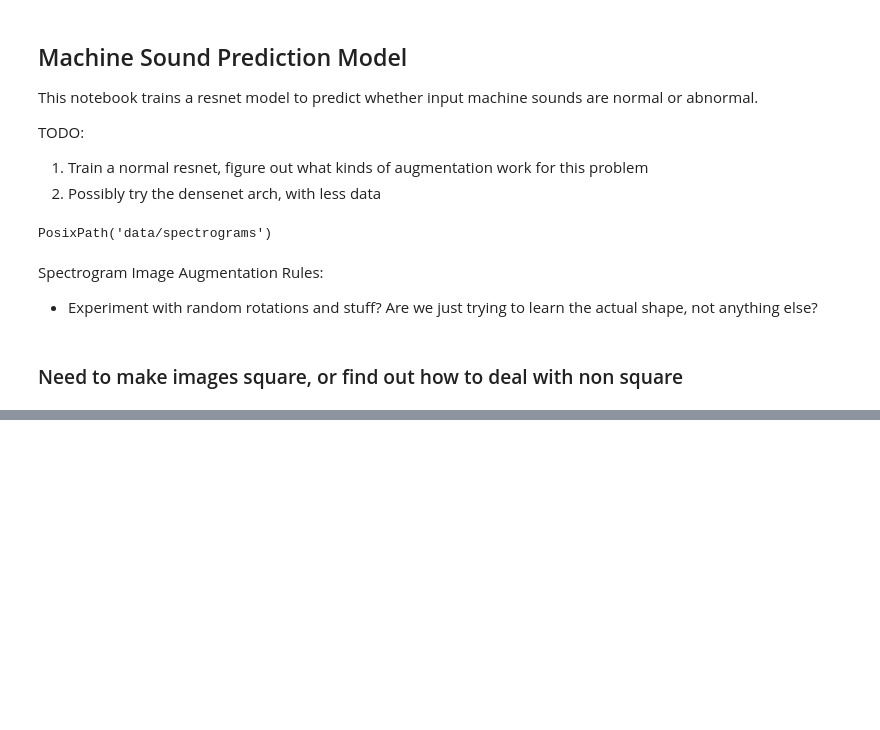
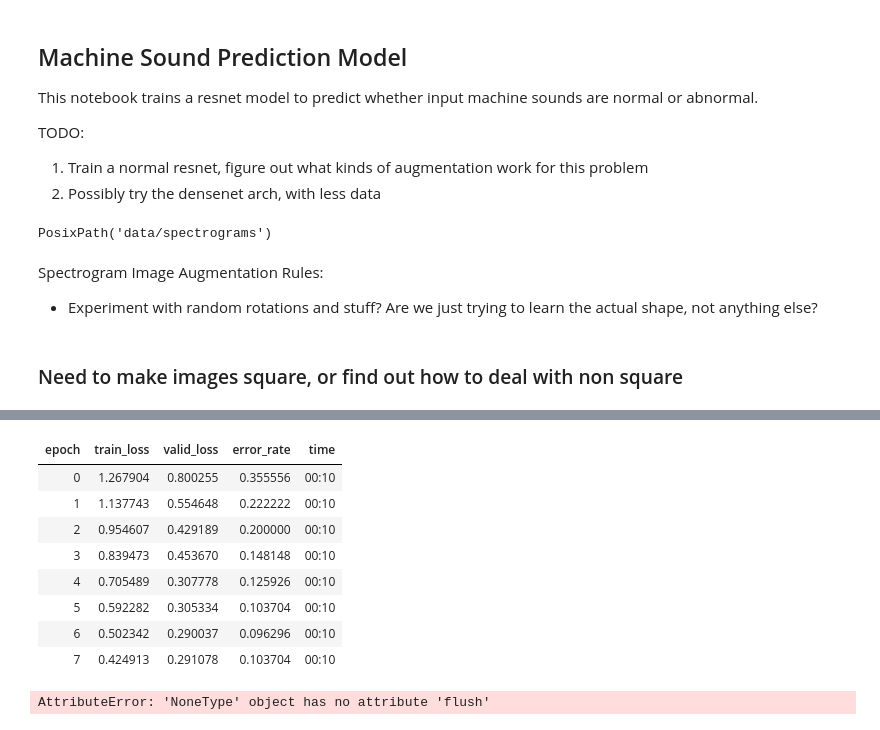
Before and after one commit to PeterFriedrich/machine-sound-prediction, a Jupyter notebook: Model Training.ipynb, the cells around one changed output, grey strips where cells are left out. Cells and saved outputs as stored; diff of their text form; code cells hidden in the pictures; blank space fills up the shorter version.

```diff
--- a/Model Training.ipynb
+++ b/Model Training.ipynb
@@ -25,11 +27,11 @@ Spectrogram Image Augmentation Rules:
 # %%
-tfms = get_transforms(do_flip=True, flip_vert=False, max_rotate=10, max_zoom=1.3, max_lighting=0.3, max_warp=0,
+tfms = get_transforms(do_flip=False, flip_vert=False, max_rotate=0, max_zoom=1.0, max_lighting=0.3, max_warp=0,
                       p_affine=1., p_lighting=1.)
 # %% [markdown]
 ### Need to make images square, or find out how to deal with non square
 # %%
 # need to grab the image size
 # check out imagenet_stats normalization
-size =
+size = 462
 data = ImageDataBunch.from_folder(path, train="/train", valid_pct=0.2,
                                   ds_tfms=tfms, size=size, bs=bs).normalize(imagenet_stats)
@@ -46,4 +64,16 @@ learn.recorder.plot()
 # %%
-learn.fit_one_cycle(6, 1e-2)
+learn.fit_one_cycle(8, 1e-2)
+# %% [output]
+| epoch | train_loss | valid_loss | error_rate | time |
+| 0 | 1.267904 | 0.800255 | 0.355556 | 00:10 |
+| 1 | 1.137743 | 0.554648 | 0.222222 | 00:10 |
+| 2 | 0.954607 | 0.429189 | 0.200000 | 00:10 |
+| 3 | 0.839473 | 0.453670 | 0.148148 | 00:10 |
+| 4 | 0.705489 | 0.307778 | 0.125926 | 00:10 |
+| 5 | 0.592282 | 0.305334 | 0.103704 | 00:10 |
+| 6 | 0.502342 | 0.290037 | 0.096296 | 00:10 |
+| 7 | 0.424913 | 0.291078 | 0.103704 | 00:10 |
 # %%
 learn.save()
+# %% [output]
+AttributeError: 'NoneType' object has no attribute 'flush'
```
Also changed, not shown: parts of 10 cells of this notebook.
